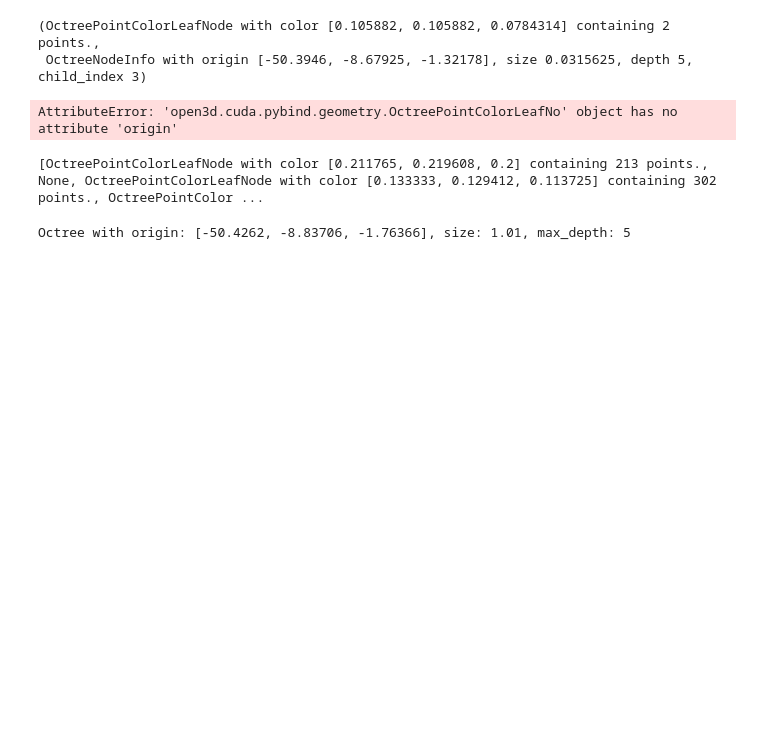
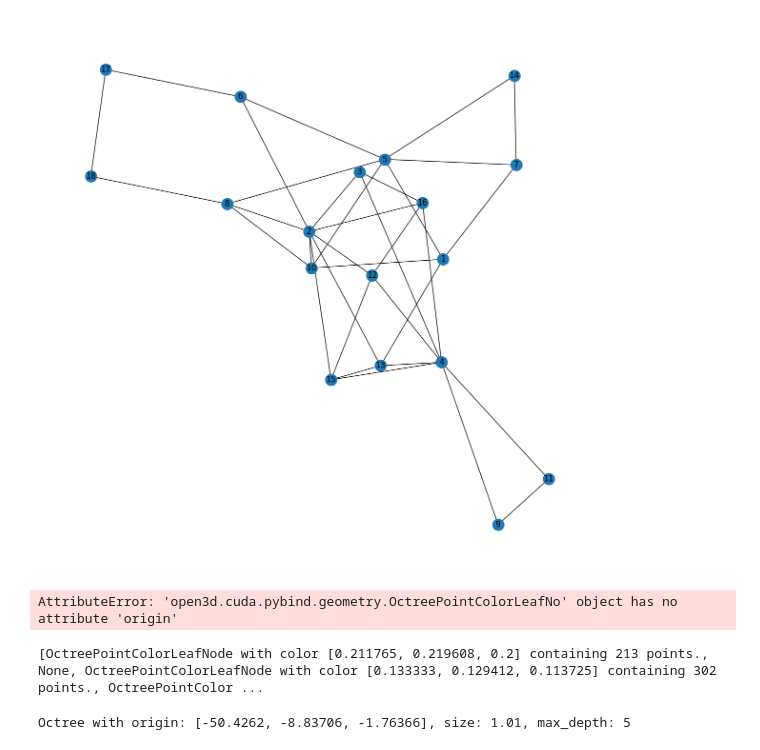
Before and after one commit to yuyaa199908/cloud2mesh_tool, a Jupyter notebook: src/python/cluster_tool.ipynb, the cells around one changed output. Saved outputs shown, nothing was run; the diff lists cells and outputs as text; code cells hidden in the pictures; blank space fills up the shorter version.

Commit message:
searching adjacent of clusters by octree

```diff
--- a/src/python/cluster_tool.ipynb
+++ b/src/python/cluster_tool.ipynb
@@ -62,0 +156,22 @@ Invoked with: Octree with origin: [0, 0, 0], size: 0, max_depth: 5, [PointCloud
+# %%
+def generate_node_pairs(nodes_list):
+    node_pairs = set()
+
+    for nodes in nodes_list:
+        n = len(nodes)
+        # 各1次元numpy配列からペアを生成
+        for i in range(n):
+            for j in range(i + 1, n):
+                pair = tuple(sorted((nodes[i], nodes[j])))
+                node_pairs.add(pair)
+
+    # # ペアをソートされたリストに変換し、2次元配列にする
+    node_pairs = list(node_pairs)
+    node_pairs_array = np.array(node_pairs)
+
+    return node_pairs_array
+
+# エッジペアを生成
+node_pairs_array = generate_node_pairs(tmp)
+
+print(node_pairs_array)
@@ -62,0 +196,2 @@ Invoked with: Octree with origin: [0, 0, 0], size: 0, max_depth: 5, [PointCloud
+# %%
+node_array = np.unique(node_pairs_array.flatten())
@@ -62,0 +219,13 @@ Invoked with: Octree with origin: [0, 0, 0], size: 0, max_depth: 5, [PointCloud
+# %%
+G = nx.Graph()
+node_z = []
+points = np.asarray(pcd_combined.points)
+for n in node_array:
+    G.add_node(n)
+
+    x,y,z = np.mean(points[idx2cluster == n], axis=0)
+    G.nodes[n]["pos"] = (x, y)
+    node_z.append(z)
+
+for i, e in enumerate(node_pairs_array):
+    G.add_edge(e[0],e[1])
@@ -63,13 +294,17 @@ Invoked with: Octree with origin: [0, 0, 0], size: 0, max_depth: 5, [PointCloud
+# %%
+plt.figure(figsize=(15,15))
+pos = nx.spring_layout(G)
+nx.draw_networkx(G,pos)
+
+plt.axis("off")
+plt.savefig("default.png")
+plt.show()
+# %% [output]
+[figure, added]
 # %%
 # pcd.colors = o3d.utility.Vector3dVector(np.random.uniform(0, 1, size=(2000, 3)))
 # o3d.visualization.draw_geometries([pcd])
 # o3d.visualization.draw_geometries([octree])
-# %%
-node = octree.locate_leaf_node(point)
-node
-# %% [output]
-(OctreePointColorLeafNode with color [0.105882, 0.105882, 0.0784314] containing 2 points.,
- OctreeNodeInfo with origin [-50.3946, -8.67925, -1.32178], size 0.0315625, depth 5, child_index 3)
 # %%
 # 指定した点のボクセルを取得する関数
 def find_voxel_for_point(octree, point):
```
Also changed, not shown: parts of 14 cells of this notebook, 3 other files.
